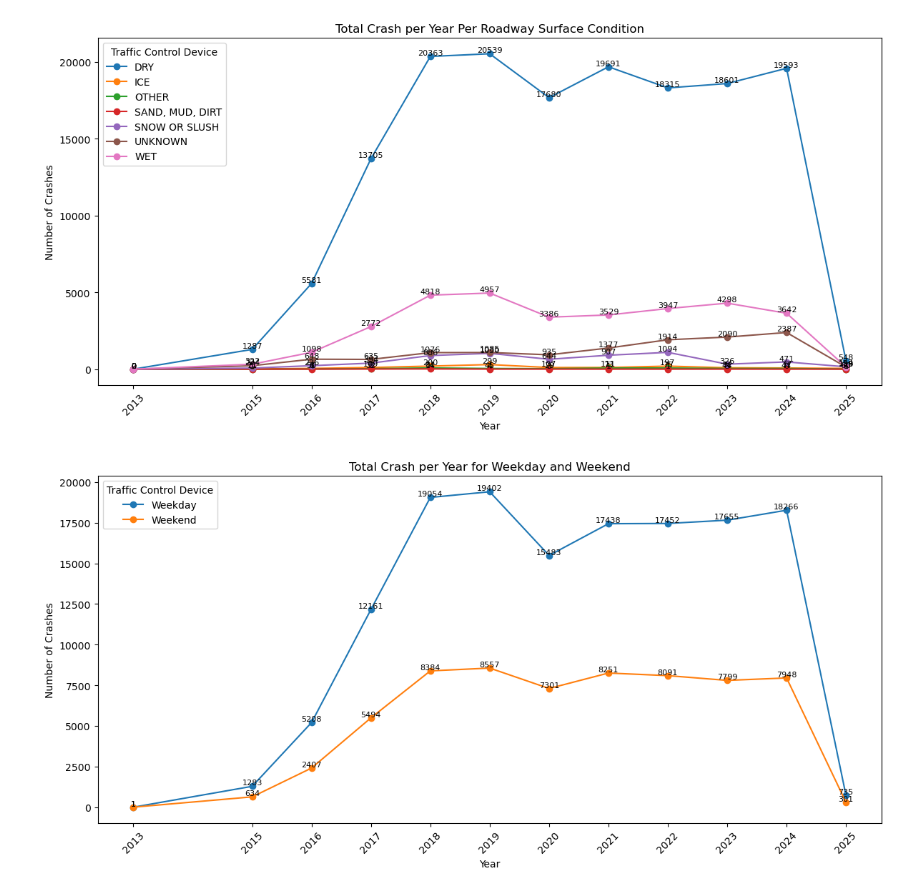
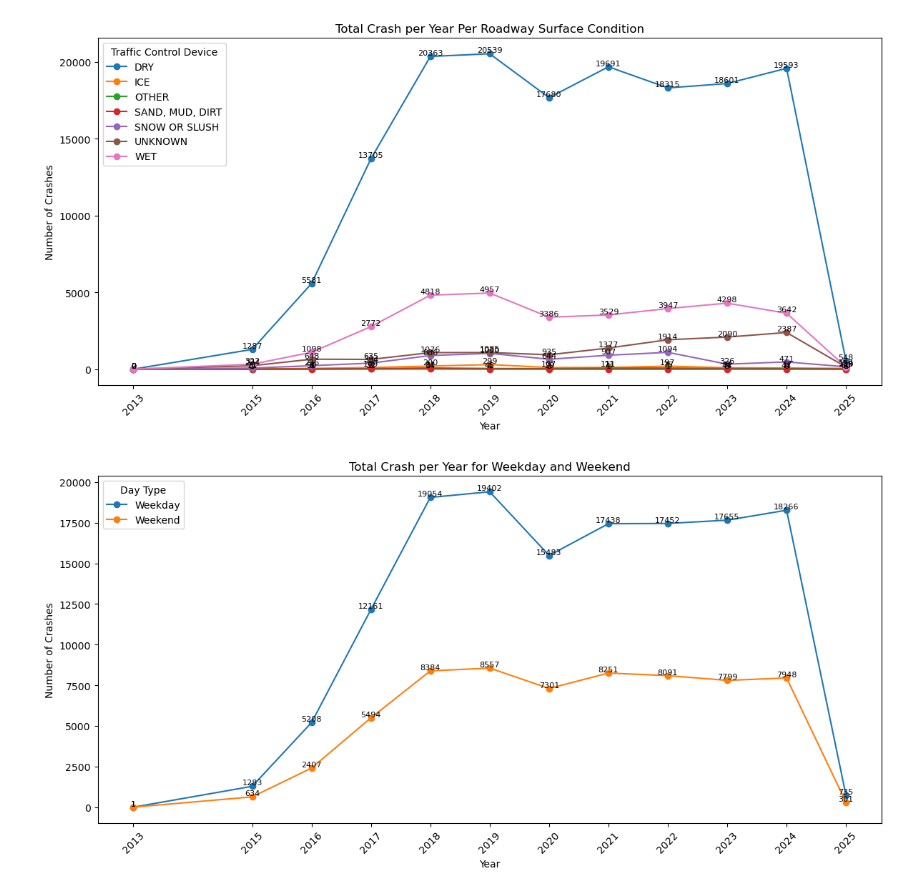
Before and after one commit to FlazeFy2/DS-Traffic_Accidents, a Jupyter notebook: exploratory data analysis-line.ipynb, the cells around one changed output. Drawn from its saved outputs; the diff is of its cells as text; code cells hidden in the pictures.

```diff
--- a/exploratory data analysis-line.ipynb
+++ b/exploratory data analysis-line.ipynb
@@ -53,32 +53,32 @@ def categorize_day(day):
 # Group by Period and Count
 df['crash_day_week_type'] = df['crash_day_of_week'].apply(categorize_day)
 
 # Convert crash_date to datetime
 df["crash_date"] = pd.to_datetime(df["crash_date"], format="%m/%d/%Y %I:%M:%S %p", errors="coerce")
 
 # Extract year
 df["year"] = df["crash_date"].dt.year
 
 # Count total crash per year by roadway surface condition
 yearly_crash = df.groupby(["year", "crash_day_week_type"], observed=False).size().unstack(fill_value=0)
 
 # Sort by year
 yearly_crash = yearly_crash.sort_index()
 
 # Line Chart
 plt.figure(figsize=(12, 6))
 for device in yearly_crash.columns:
     plt.plot(yearly_crash.index, yearly_crash[device], marker='o', label=device)
 # Add labels
 for device in yearly_crash.columns:
     for x, value in zip(yearly_crash.index, yearly_crash[device]):
         plt.text(x, value + 0.5, str(value), ha='center', va='bottom', fontsize=8)
 plt.title("Total Crash per Year for Weekday and Weekend")
 plt.xlabel("Year")
 plt.ylabel("Number of Crashes")
 plt.xticks(yearly_crash.index, rotation=45)
-plt.legend(title="Traffic Control Device")
+plt.legend(title="Day Type")
 plt.tight_layout()
 plt.show()
 # %% [output]
-[figure, old version]
+[figure, new version]
```
Also changed, not shown: parts of 1 cell of this notebook.
